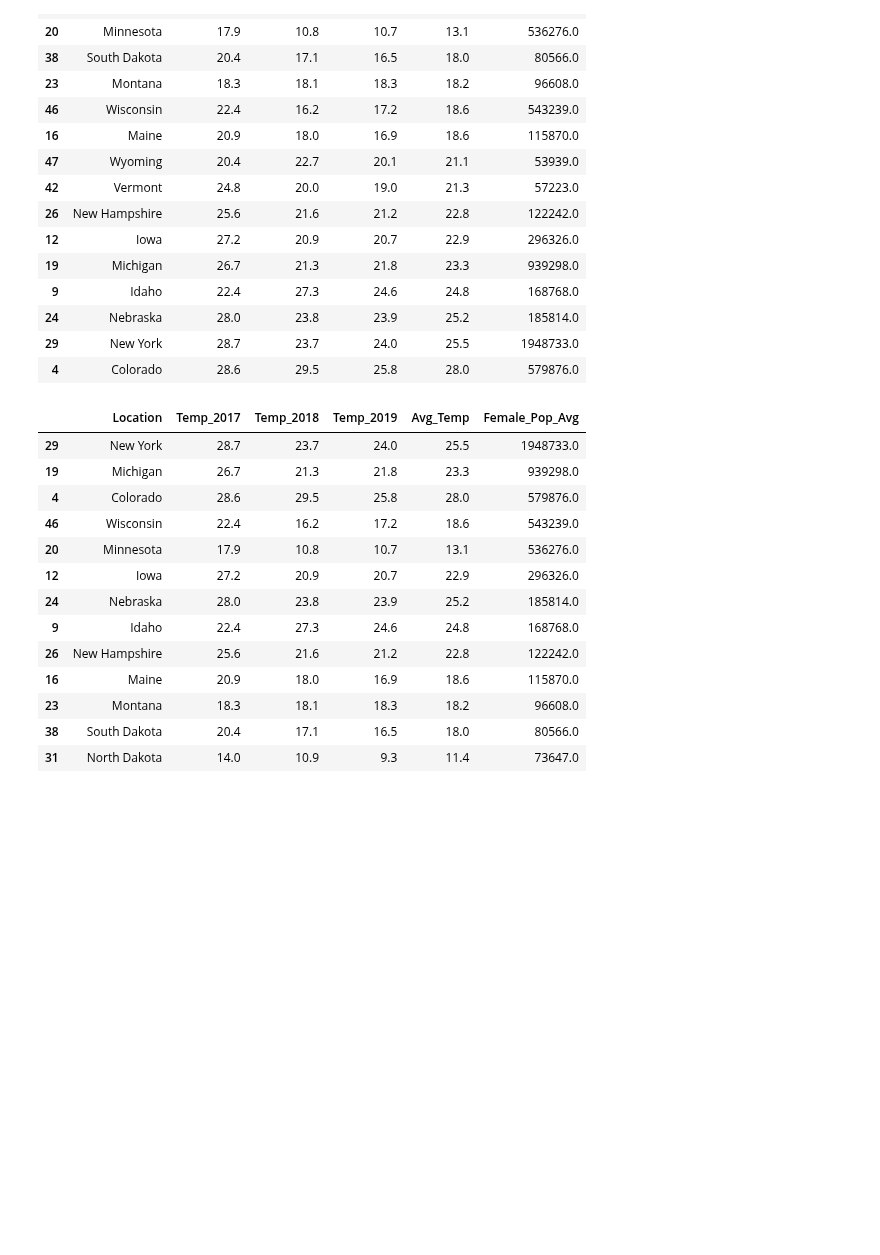
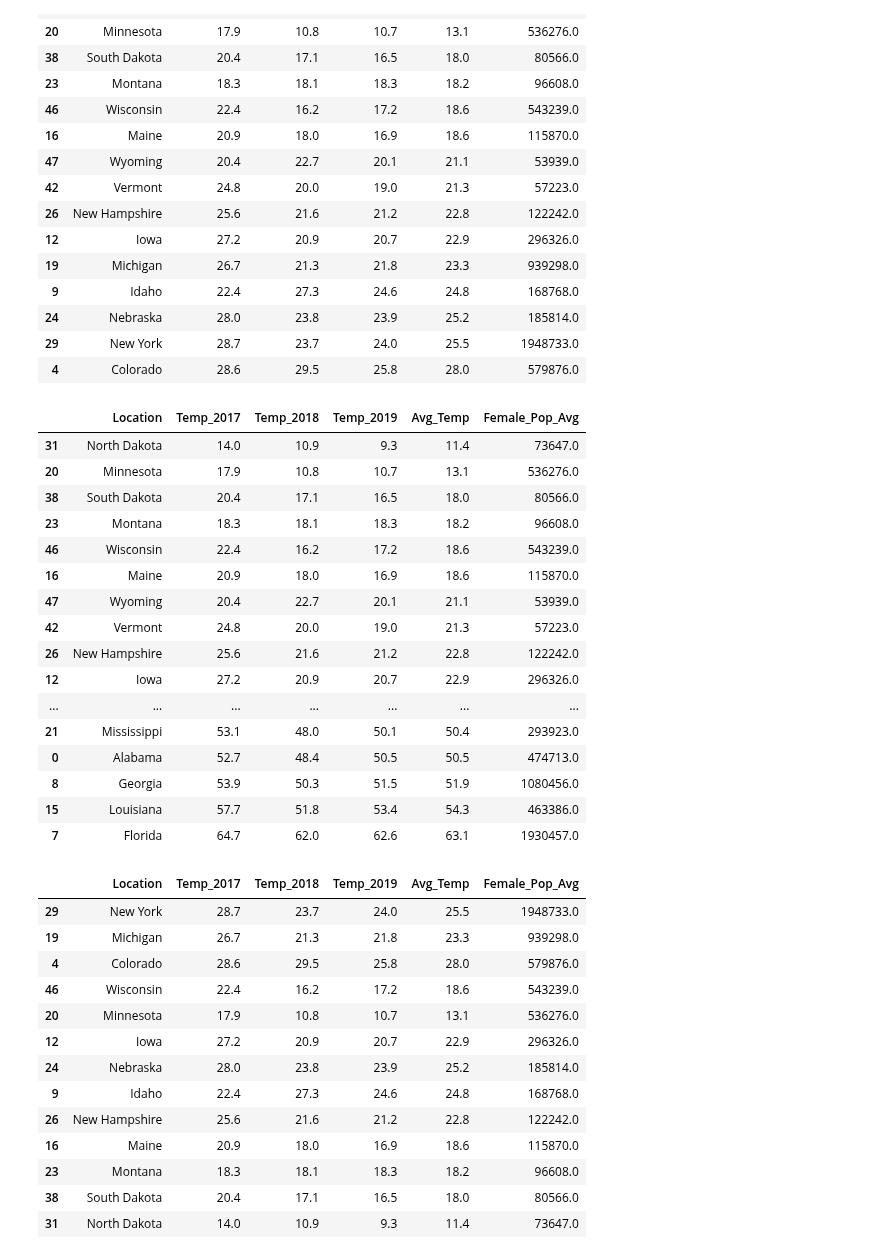
Before and after one commit to MilFran/COVID-birth, a Jupyter notebook: Notebooks/Cap_Stone.ipynb, the cells around one changed output. Saved outputs shown, nothing was run; the diff lists cells and outputs as text; code cells hidden in the pictures; blank space fills up the shorter version.

```diff
--- a/Notebooks/Cap_Stone.ipynb
+++ b/Notebooks/Cap_Stone.ipynb
@@ -1539,6 +1588,26 @@ colder_winter_states
 | 24 | Nebraska | 28.0 | 23.8 | 23.9 | 25.2 | 185814.0 |
 | 29 | New York | 28.7 | 23.7 | 24.0 | 25.5 | 1948733.0 |
 | 4 | Colorado | 28.6 | 29.5 | 25.8 | 28.0 | 579876.0 |
+# %%
+pre_covid_winter.sort_values(['Avg_Temp'])
+# %% [output]
+|  | Location | Temp_2017 | Temp_2018 | Temp_2019 | Avg_Temp | Female_Pop_Avg |
+| 31 | North Dakota | 14.0 | 10.9 | 9.3 | 11.4 | 73647.0 |
+| 20 | Minnesota | 17.9 | 10.8 | 10.7 | 13.1 | 536276.0 |
+| 38 | South Dakota | 20.4 | 17.1 | 16.5 | 18.0 | 80566.0 |
+| 23 | Montana | 18.3 | 18.1 | 18.3 | 18.2 | 96608.0 |
+| 46 | Wisconsin | 22.4 | 16.2 | 17.2 | 18.6 | 543239.0 |
+| 16 | Maine | 20.9 | 18.0 | 16.9 | 18.6 | 115870.0 |
+| 47 | Wyoming | 20.4 | 22.7 | 20.1 | 21.1 | 53939.0 |
+| 42 | Vermont | 24.8 | 20.0 | 19.0 | 21.3 | 57223.0 |
+| 26 | New Hampshire | 25.6 | 21.6 | 21.2 | 22.8 | 122242.0 |
+| 12 | Iowa | 27.2 | 20.9 | 20.7 | 22.9 | 296326.0 |
+| ... | ... | ... | ... | ... | ... | ... |
+| 21 | Mississippi | 53.1 | 48.0 | 50.1 | 50.4 | 293923.0 |
+| 0 | Alabama | 52.7 | 48.4 | 50.5 | 50.5 | 474713.0 |
+| 8 | Georgia | 53.9 | 50.3 | 51.5 | 51.9 | 1080456.0 |
+| 15 | Louisiana | 57.7 | 51.8 | 53.4 | 54.3 | 463386.0 |
+| 7 | Florida | 64.7 | 62.0 | 62.6 | 63.1 | 1930457.0 |
 # %%
 colder_winter_states= colder_winter_states.sort_values(['Female_Pop_Avg'],ascending= False)
 colder_winter_states
```
Also changed, not shown: parts of 73 cells of this notebook.
